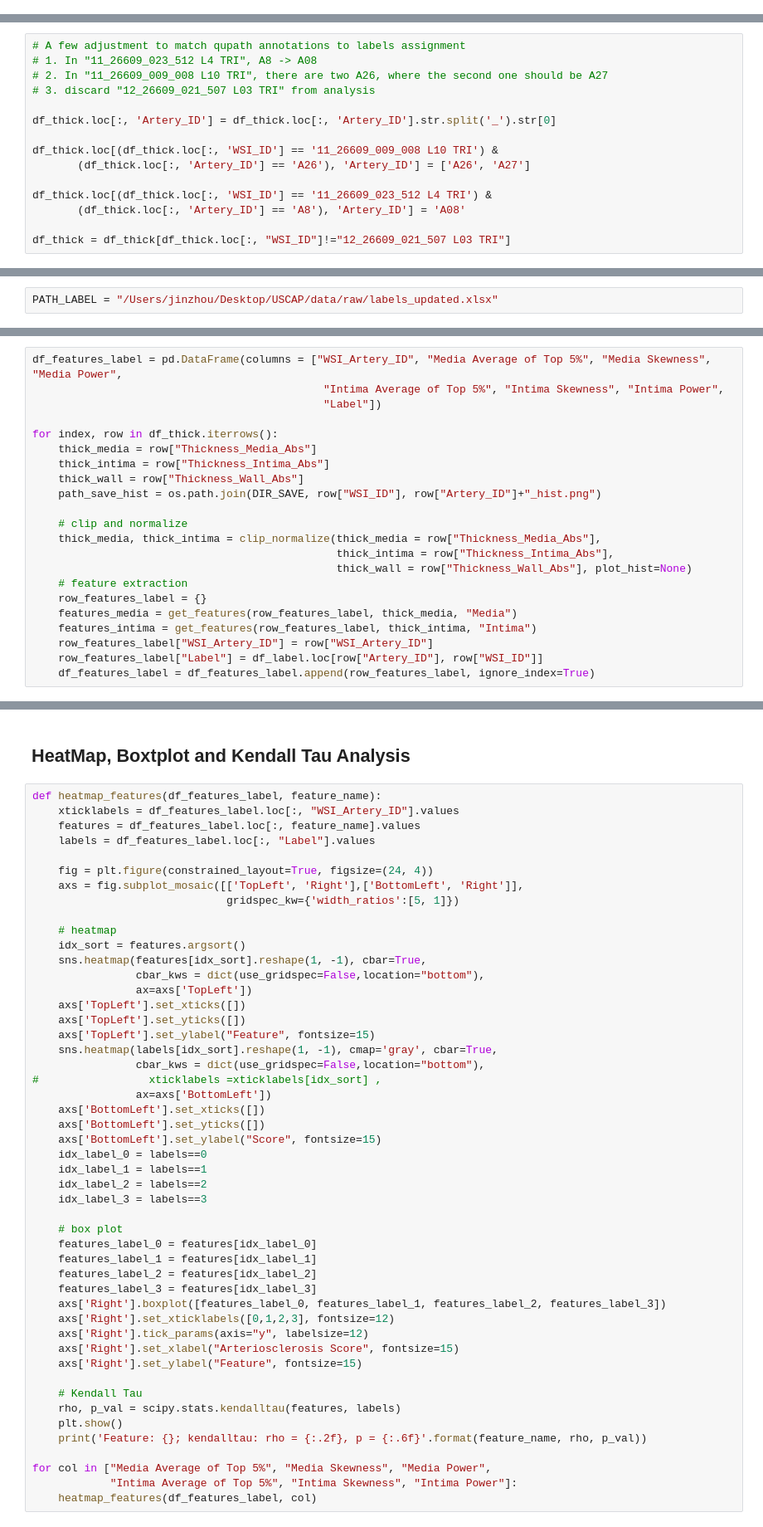
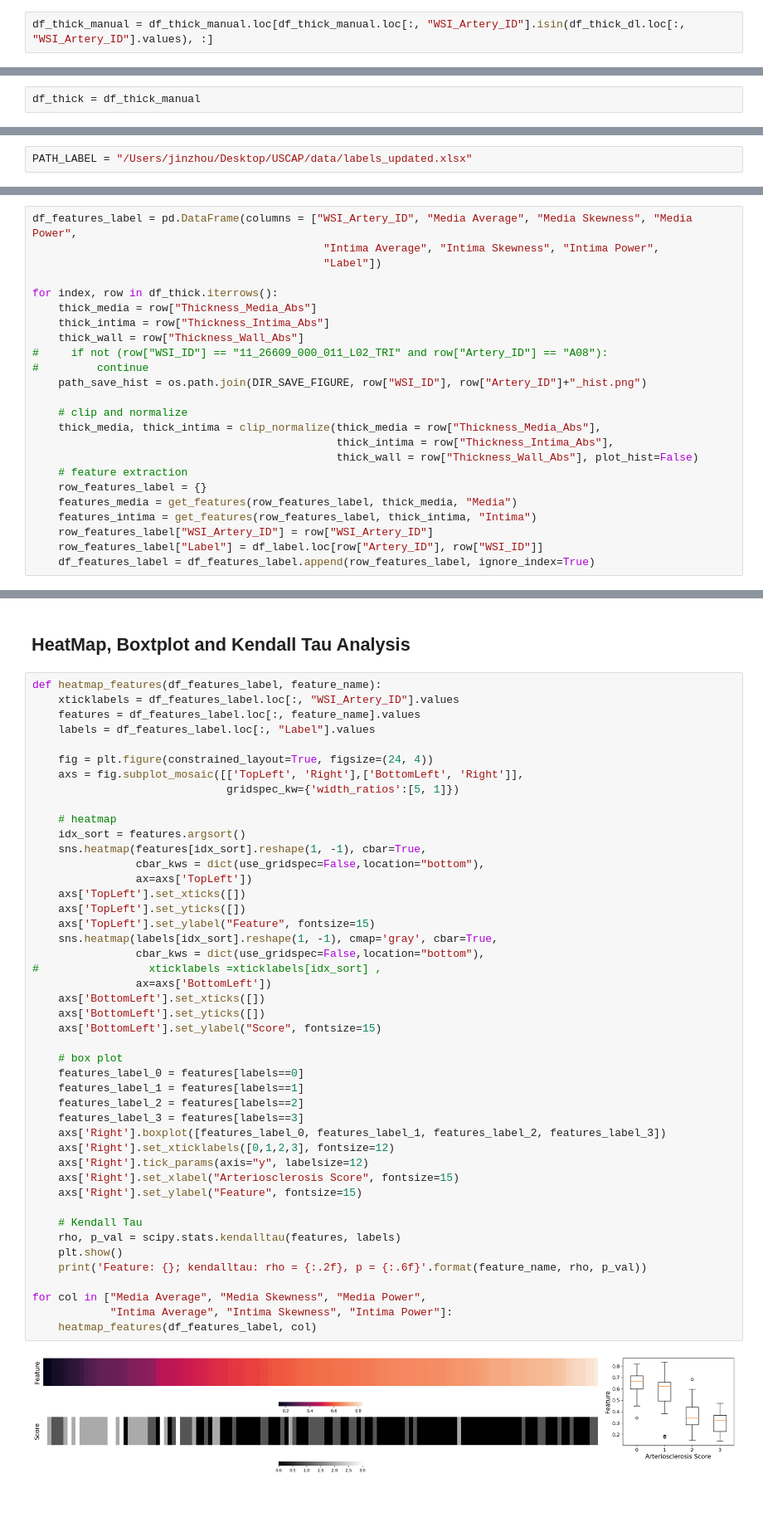
Before and after one commit to K-Harishwar-Reddy/Artery--Feature-Extraction, a Jupyter notebook: stat.ipynb, the cells around one changed output, grey strips where cells are left out. Shown at 83% size. Saved outputs shown, nothing was run; the diff lists cells and outputs as text; blank space fills up the shorter version.

```diff
--- a/stat.ipynb
+++ b/stat.ipynb
@@ -38,0 +78,2 @@ df_thick = read_df_from_csv(PATH_STAT)
+# %%
+df_thick_manual = df_thick_manual.loc[df_thick_manual.loc[:, "WSI_Artery_ID"].isin(df_thick_dl.loc[:, "WSI_Artery_ID"].values), :]
@@ -39,15 +82,2 @@ df_thick = read_df_from_csv(PATH_STAT)
 # %%
-# A few adjustment to match qupath annotations to labels assignment
-# 1. In "11_26609_023_512 L4 TRI", A8 -> A08
-# 2. In "11_26609_009_008 L10 TRI", there are two A26, where the second one should be A27
-# 3. discard "12_26609_021_507 L03 TRI" from analysis
-
-df_thick.loc[:, 'Artery_ID'] = df_thick.loc[:, 'Artery_ID'].str.split('_').str[0]
-
-df_thick.loc[(df_thick.loc[:, 'WSI_ID'] == '11_26609_009_008 L10 TRI') &
-       (df_thick.loc[:, 'Artery_ID'] == 'A26'), 'Artery_ID'] = ['A26', 'A27']
-
-df_thick.loc[(df_thick.loc[:, 'WSI_ID'] == '11_26609_023_512 L4 TRI') &
-       (df_thick.loc[:, 'Artery_ID'] == 'A8'), 'Artery_ID'] = 'A08'
-
-df_thick = df_thick[df_thick.loc[:, "WSI_ID"]!="12_26609_021_507 L03 TRI"]
+df_thick = df_thick_manual
@@ -61,7 +84,7 @@ df_thick = df_thick.sort_values('Area', ascending=False).drop_duplicates(['WSI_A
 # %% [markdown]
 ## Process "Labels.xlsx"
 # %%
-PATH_LABEL = "/Users/jinzhou/Desktop/USCAP/data/raw/labels_updated.xlsx"
+PATH_LABEL = "/Users/jinzhou/Desktop/USCAP/data/labels_updated.xlsx"
 # %%
 df_label = pd.ExcelFile(PATH_LABEL)
 
@@ -133,18 +106,20 @@ def get_features(dict_features, l_thick, prefix):
 # %%
-df_features_label = pd.DataFrame(columns = ["WSI_Artery_ID", "Media Average of Top 5%", "Media Skewness", "Media Power",
-                                             "Intima Average of Top 5%", "Intima Skewness", "Intima Power",
+df_features_label = pd.DataFrame(columns = ["WSI_Artery_ID", "Media Average", "Media Skewness", "Media Power",
+                                             "Intima Average", "Intima Skewness", "Intima Power",
                                              "Label"])
 
 for index, row in df_thick.iterrows():
     thick_media = row["Thickness_Media_Abs"]
     thick_intima = row["Thickness_Intima_Abs"]
     thick_wall = row["Thickness_Wall_Abs"]
-    path_save_hist = os.path.join(DIR_SAVE, row["WSI_ID"], row["Artery_ID"]+"_hist.png")
+#     if not (row["WSI_ID"] == "11_26609_000_011_L02_TRI" and row["Artery_ID"] == "A08"):
+#         continue
+    path_save_hist = os.path.join(DIR_SAVE_FIGURE, row["WSI_ID"], row["Artery_ID"]+"_hist.png")
 
     # clip and normalize
     thick_media, thick_intima = clip_normalize(thick_media = row["Thickness_Media_Abs"],
                                                thick_intima = row["Thickness_Intima_Abs"],
-                                               thick_wall = row["Thickness_Wall_Abs"], plot_hist=None)
+                                               thick_wall = row["Thickness_Wall_Abs"], plot_hist=False)
     # feature extraction
     row_features_label = {}
     features_media = get_features(row_features_label, thick_media, "Media")
@@ -168,40 +150,38 @@ def heatmap_features(df_features_label, feature_name):
 
     # heatmap
     idx_sort = features.argsort()
     sns.heatmap(features[idx_sort].reshape(1, -1), cbar=True,
                 cbar_kws = dict(use_gridspec=False,location="bottom"),
                 ax=axs['TopLeft'])
     axs['TopLeft'].set_xticks([])
     axs['TopLeft'].set_yticks([])
     axs['TopLeft'].set_ylabel("Feature", fontsize=15)
     sns.heatmap(labels[idx_sort].reshape(1, -1), cmap='gray', cbar=True,
                 cbar_kws = dict(use_gridspec=False,location="bottom"),
 #                 xticklabels =xticklabels[idx_sort] ,
                 ax=axs['BottomLeft'])
     axs['BottomLeft'].set_xticks([])
     axs['BottomLeft'].set_yticks([])
     axs['BottomLeft'].set_ylabel("Score", fontsize=15)
-    idx_label_0 = labels==0
-    idx_label_1 = labels==1
-    idx_label_2 = labels==2
-    idx_label_3 = labels==3
 
     # box plot
-    features_label_0 = features[idx_label_0]
-    features_label_1 = features[idx_label_1]
-    features_label_2 = features[idx_label_2]
-    features_label_3 = features[idx_label_3]
+    features_label_0 = features[labels==0]
+    features_label_1 = features[labels==1]
+    features_label_2 = features[labels==2]
+    features_label_3 = features[labels==3]
     axs['Right'].boxplot([features_label_0, features_label_1, features_label_2, features_label_3])
     axs['Right'].set_xticklabels([0,1,2,3], fontsize=12)
     axs['Right'].tick_params(axis="y", labelsize=12)
     axs['Right'].set_xlabel("Arteriosclerosis Score", fontsize=15)
     axs['Right'].set_ylabel("Feature", fontsize=15)
 
     # Kendall Tau
     rho, p_val = scipy.stats.kendalltau(features, labels)
     plt.show()
     print('Feature: {}; kendalltau: rho = {:.2f}, p = {:.6f}'.format(feature_name, rho, p_val))
 
-for col in ["Media Average of Top 5%", "Media Skewness", "Media Power",
-            "Intima Average of Top 5%", "Intima Skewness", "Intima Power"]:
+for col in ["Media Average", "Media Skewness", "Media Power",
+            "Intima Average", "Intima Skewness", "Intima Power"]:
     heatmap_features(df_features_label, col)
+# %% [output]
+[figure, added]
```
Also changed, not shown: parts of 15 cells of this notebook, 3 other files.
